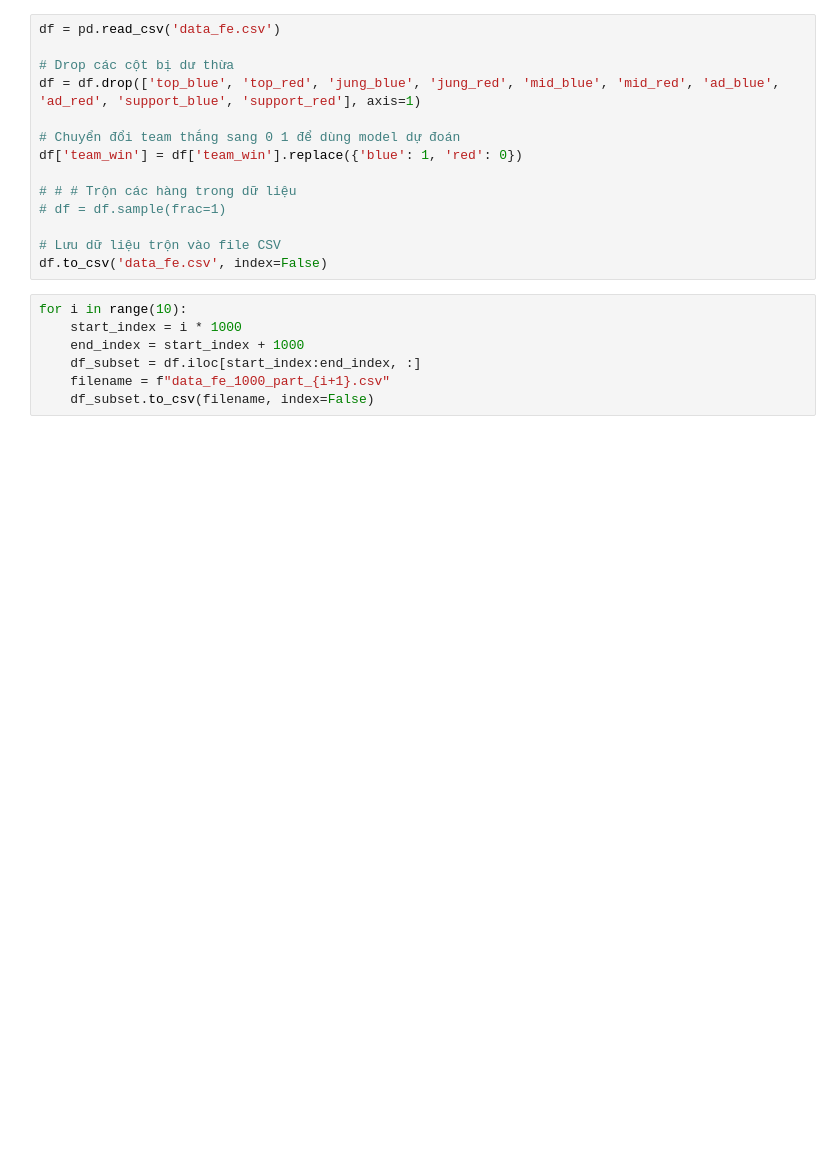
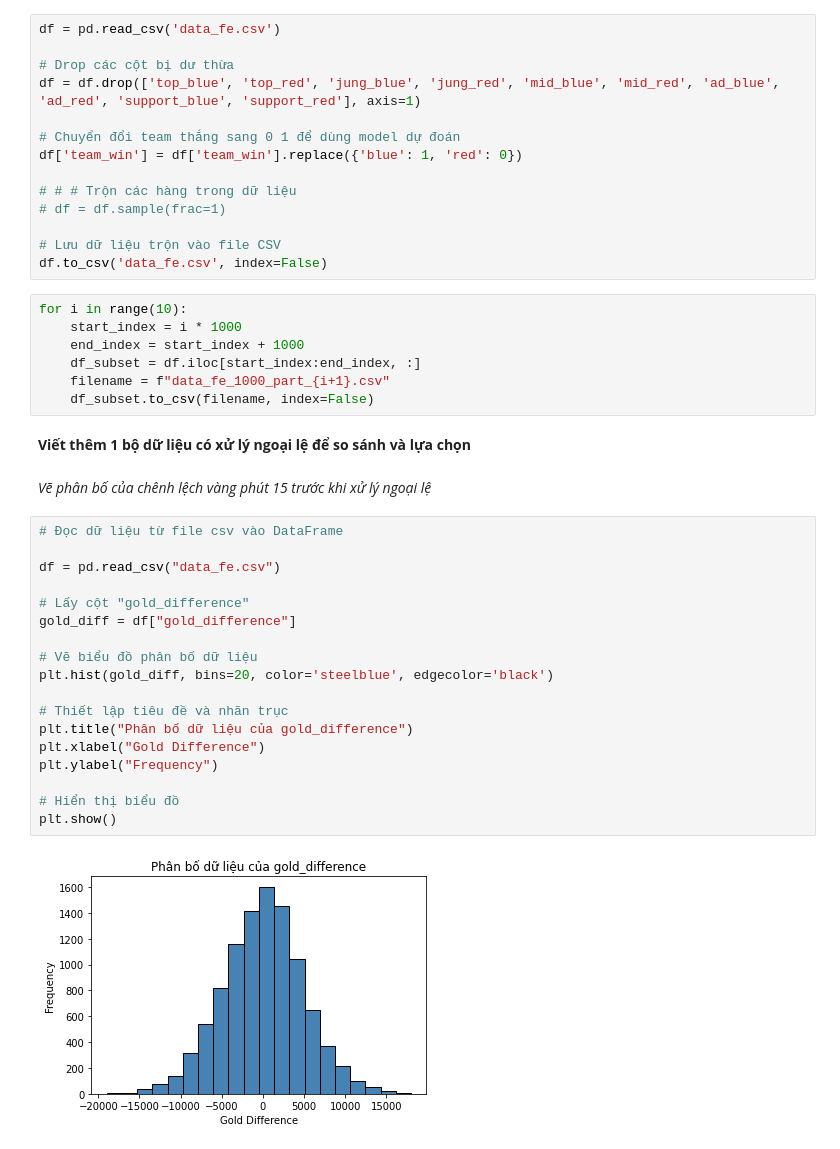
Before and after one commit to trucni2005/LeagueOfLegendsWinRatePredictorAt15, a Jupyter notebook: feature_engineering.ipynb, the cells around one changed output. Cells and saved outputs as stored; diff of their text form; blank space fills up the shorter version.

```diff
--- a/feature_engineering.ipynb
+++ b/feature_engineering.ipynb
@@ -176,3 +177,27 @@ for i in range(10):
     df_subset = df.iloc[start_index:end_index, :]
     filename = f"data_fe_1000_part_{i+1}.csv"
     df_subset.to_csv(filename, index=False)
+# %% [markdown]
+**Viết thêm 1 bộ dữ liệu có xử lý ngoại lệ để so sánh và lựa chọn**
+# %% [markdown]
+*Vẽ phân bố của chênh lệch vàng phút 15 trước khi xử lý ngoại lệ*
+# %%
+# Đọc dữ liệu từ file csv vào DataFrame
+
+df = pd.read_csv("data_fe.csv")
+
+# Lấy cột "gold_difference"
+gold_diff = df["gold_difference"]
+
+# Vẽ biểu đồ phân bố dữ liệu
+plt.hist(gold_diff, bins=20, color='steelblue', edgecolor='black')
+
+# Thiết lập tiêu đề và nhãn trục
+plt.title("Phân bố dữ liệu của gold_difference")
+plt.xlabel("Gold Difference")
+plt.ylabel("Frequency")
+
+# Hiển thị biểu đồ
+plt.show()
+# %% [output]
+[figure, added]
```
Also changed, not shown: parts of 3 cells of this notebook, 7 other files.
